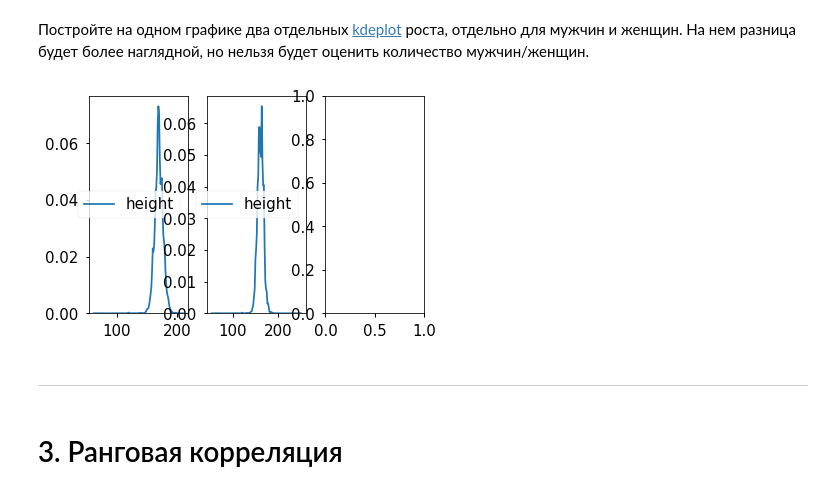
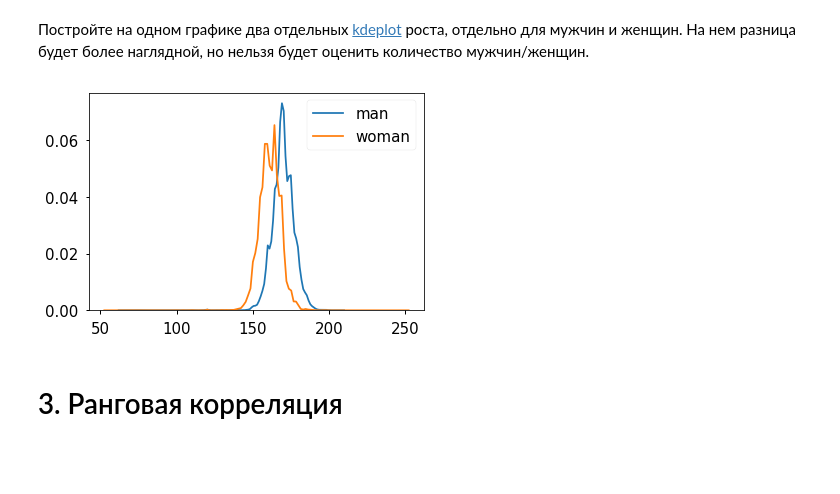
Before and after one commit to Kryvonis/ml_open, a Jupyter notebook: hw2_session3_visual_data_analysis.ipynb, the cells around one changed output. Cells and saved outputs as stored; diff of their text form; code cells hidden in the pictures; blank space fills up the shorter version.

```diff
--- a/hw2_session3_visual_data_analysis.ipynb
+++ b/hw2_session3_visual_data_analysis.ipynb
@@ -243,14 +243,12 @@ plt.show()
 # %%
 # Ваш код здесь
 df_man = train[train['gender']==2]['height']
 df_w = train[train['gender']==1]['height']
-ig, axs = plt.subplots(ncols=3)
-sns.kdeplot(df_man,ax=axs[0]);
-sns.kdeplot(df_w,ax=axs[1]);
+sns.kdeplot(df_man, label='man');
+sns.kdeplot(df_w, label='woman');
+plt.legend();
 # %% [output]
-[figure, old version]
+[figure, new version]
-# %% [markdown]
----
 # %% [markdown]
 # 3. Ранговая корреляция
 # %% [markdown]
```
Also changed, not shown: parts of 10 cells of this notebook, 1 other file.
